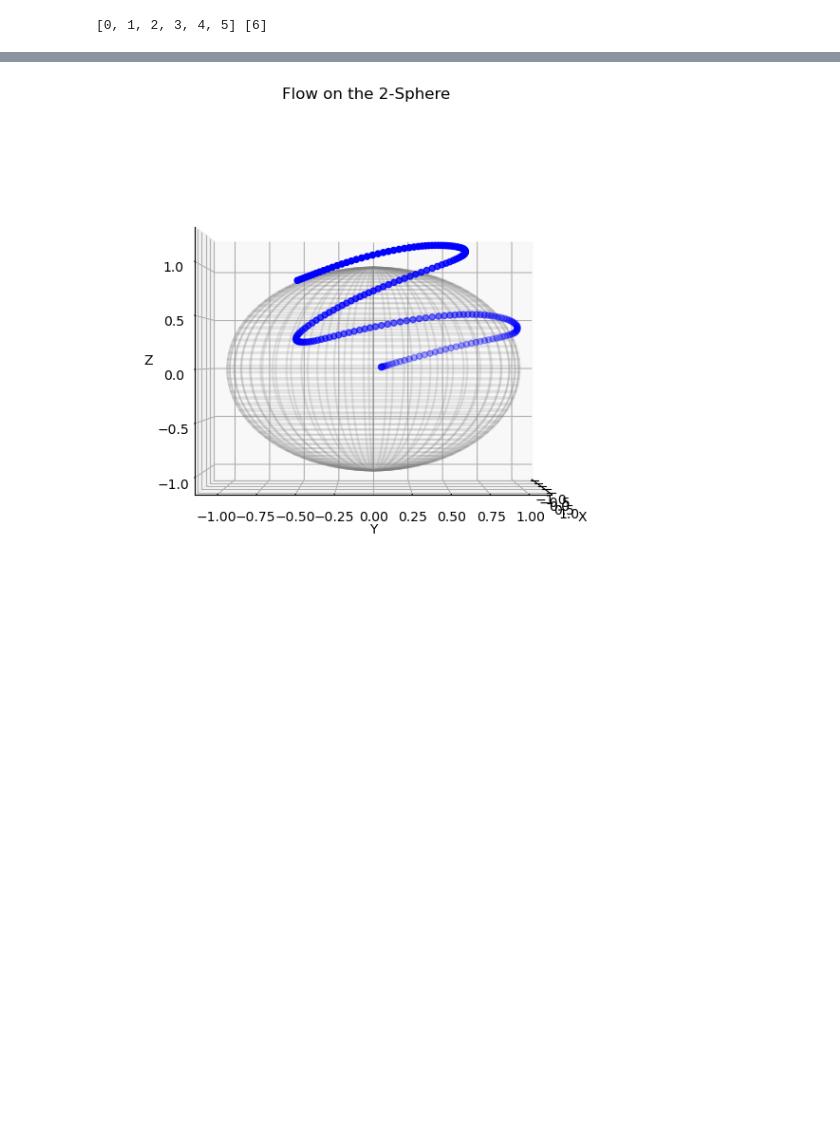
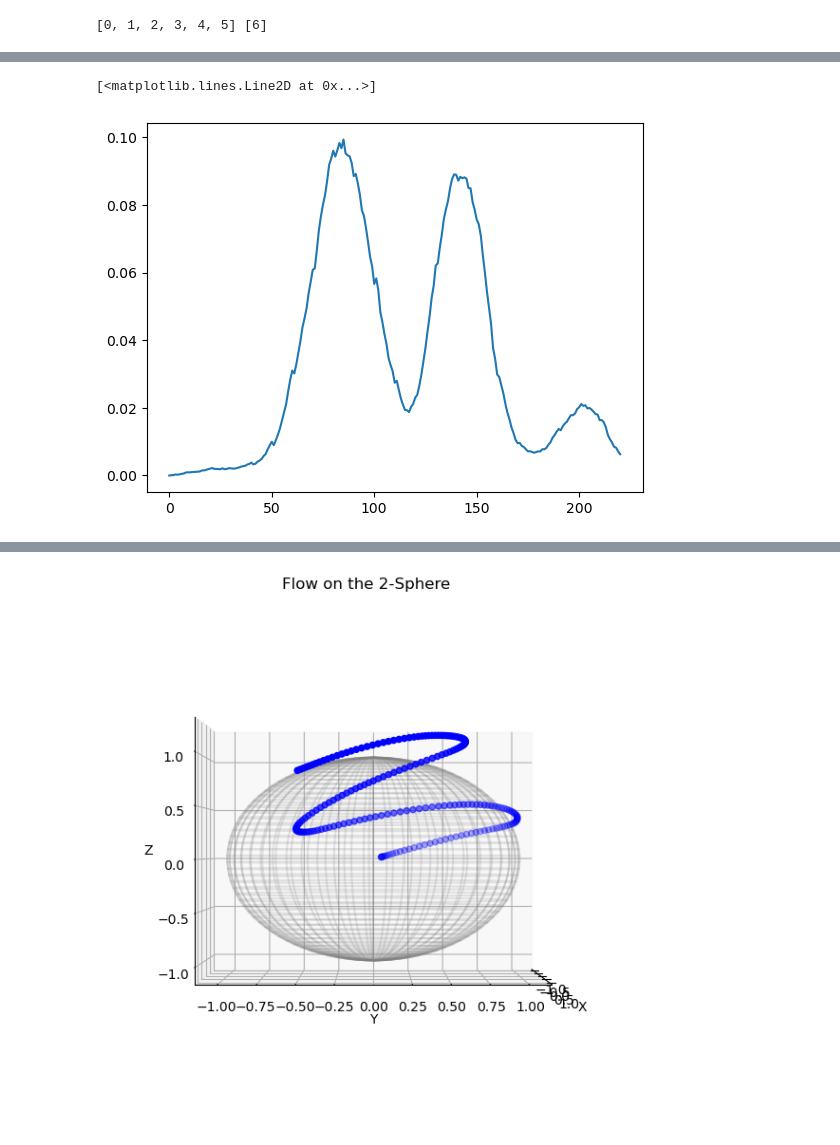
Before and after one commit to Stanpie3/Geometric-Flow-Matching, a Jupyter notebook: exp_proj.ipynb, the cells around one changed output, grey strips where cells are left out. Cells and saved outputs as stored; diff of their text form; code cells hidden in the pictures; blank space fills up the shorter version.

```diff
--- a/exp_proj.ipynb
+++ b/exp_proj.ipynb
@@ -357,6 +486,11 @@ def trajectory_geodesic_stats(trajectories):
     return torch.stack(means), torch.stack(variances)
 # %%
 mean, std = trajectory_geodesic_stats(results)
+# %%
+plt.plot(std)
+# %% [output]
+[<matplotlib.lines.Line2D at 0x...>]
+[figure, added]
 # %%
 import matplotlib.pyplot as plt
 import numpy as np
```
Also changed, not shown: parts of 21 cells of this notebook, 11 other files.
